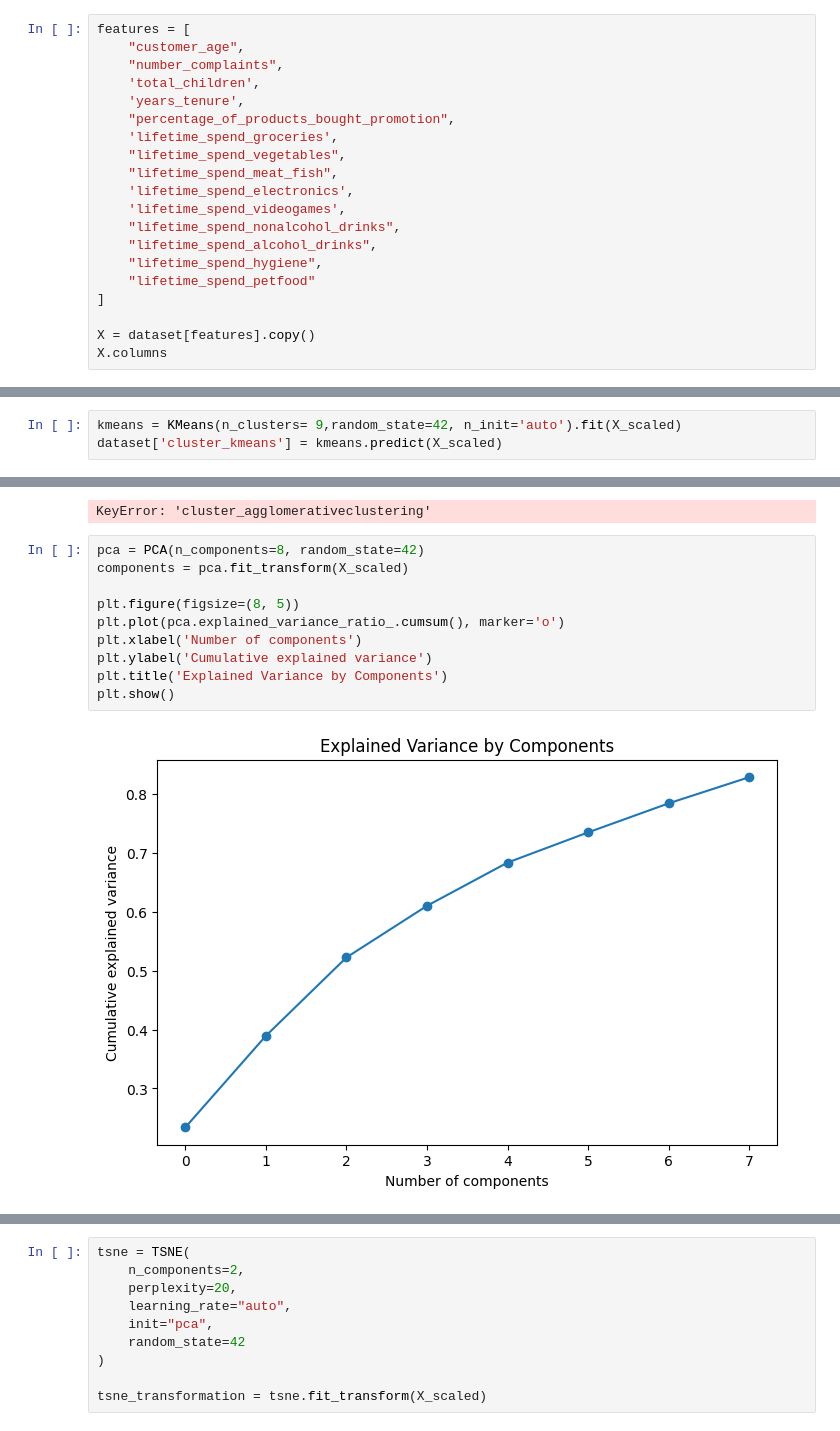
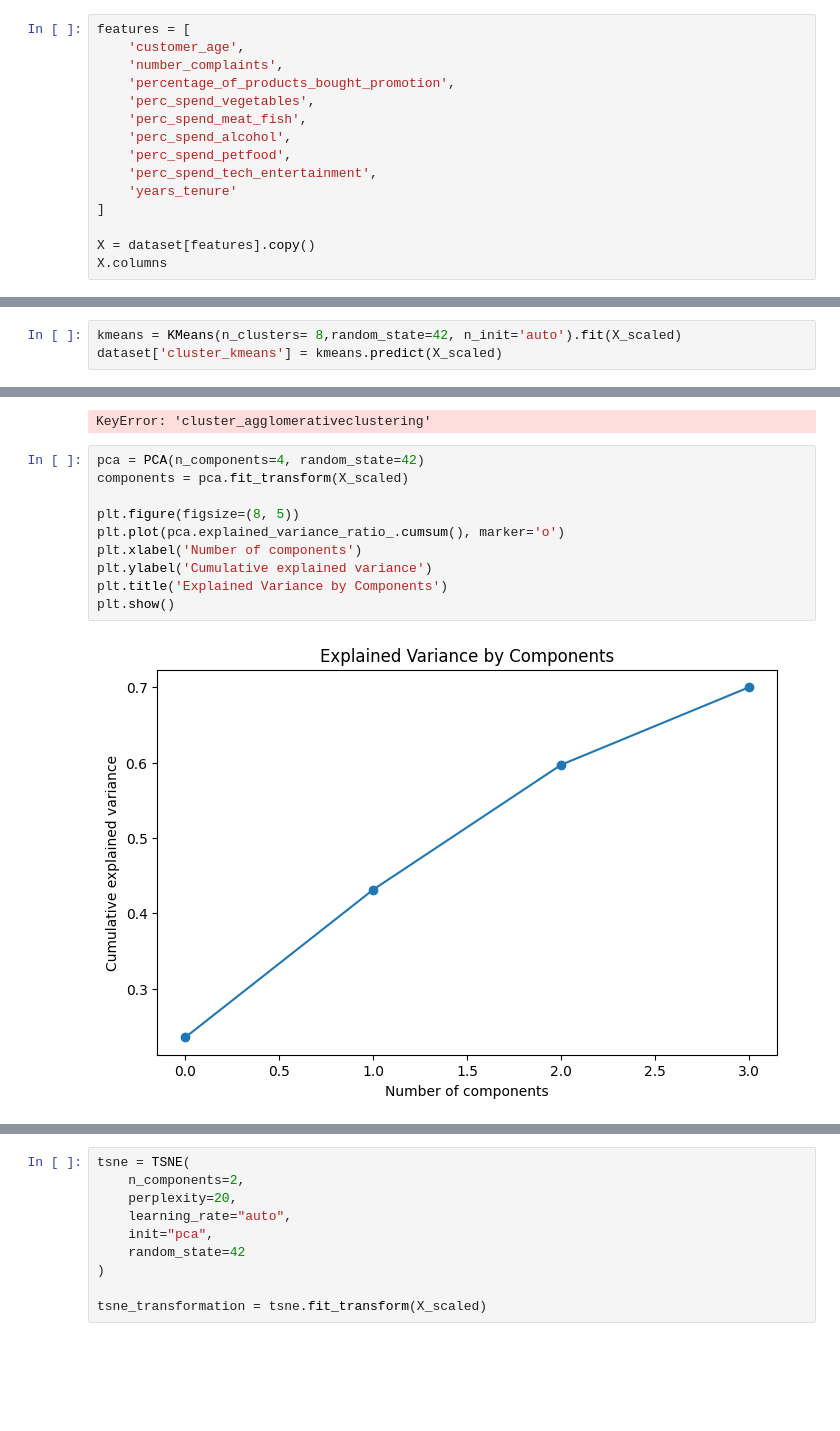
Before and after one commit to tiago2806/ml_project, a Jupyter notebook: notebooks/03_modelling.ipynb, the cells around one changed output, grey strips where cells are left out. Drawn from its saved outputs; the diff is of its cells as text; blank space fills up the shorter version.

```diff
--- a/notebooks/03_modelling.ipynb
+++ b/notebooks/03_modelling.ipynb
@@ -57,20 +59,15 @@ Index(['customer_name', 'customer_gender', 'customer_age', 'education_level',
       dtype='str')
 # %%
 features = [
-    "customer_age",
-    "number_complaints",
-    'total_children',
-    'years_tenure',
-    "percentage_of_products_bought_promotion",
-    'lifetime_spend_groceries',
-    "lifetime_spend_vegetables",
-    "lifetime_spend_meat_fish",
-    'lifetime_spend_electronics',
-    'lifetime_spend_videogames',
-    "lifetime_spend_nonalcohol_drinks",
-    "lifetime_spend_alcohol_drinks",
-    "lifetime_spend_hygiene",
-    "lifetime_spend_petfood"
+    'customer_age',
+    'number_complaints',
+    'percentage_of_products_bought_promotion',
+    'perc_spend_vegetables',
+    'perc_spend_meat_fish',
+    'perc_spend_alcohol',
+    'perc_spend_petfood',
+    'perc_spend_tech_entertainment',
+    'years_tenure'
 ]
 
 X = dataset[features].copy()
@@ -143,7 +141,7 @@ k=10 | silhouette=0.1749
 [figure]
 [figure]
 # %%
-kmeans = KMeans(n_clusters= 9,random_state=42, n_init='auto').fit(X_scaled)
+kmeans = KMeans(n_clusters= 8,random_state=42, n_init='auto').fit(X_scaled)
 dataset['cluster_kmeans'] = kmeans.predict(X_scaled)
 # %%
 dataset["cluster_kmeans"].value_counts()
@@ -268,17 +273,17 @@ pd.DataFrame(
 # %% [output]
 KeyError: 'cluster_agglomerativeclustering'
 # %%
-pca = PCA(n_components=8, random_state=42)
+pca = PCA(n_components=4, random_state=42)
 components = pca.fit_transform(X_scaled)
 
 plt.figure(figsize=(8, 5))
 plt.plot(pca.explained_variance_ratio_.cumsum(), marker='o')
 plt.xlabel('Number of components')
 plt.ylabel('Cumulative explained variance')
 plt.title('Explained Variance by Components')
 plt.show()
 # %% [output]
-[figure, old version]
+[figure, new version]
 # %%
 plot_2d_with_classes(dataset['cluster_kmeans'],components)
 # %% [output]
```
Also changed, not shown: parts of 13 cells of this notebook, 2 other files.
